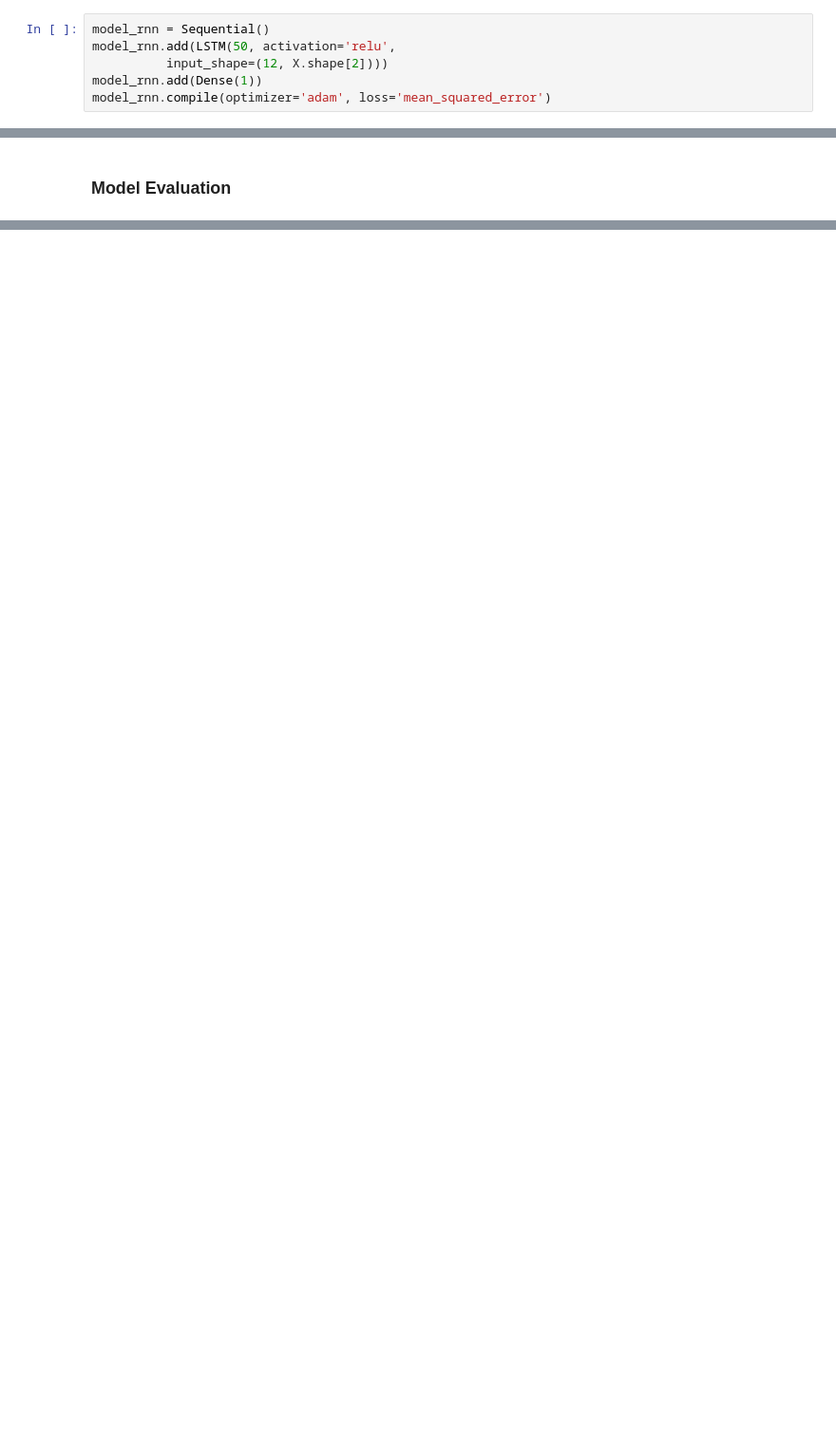
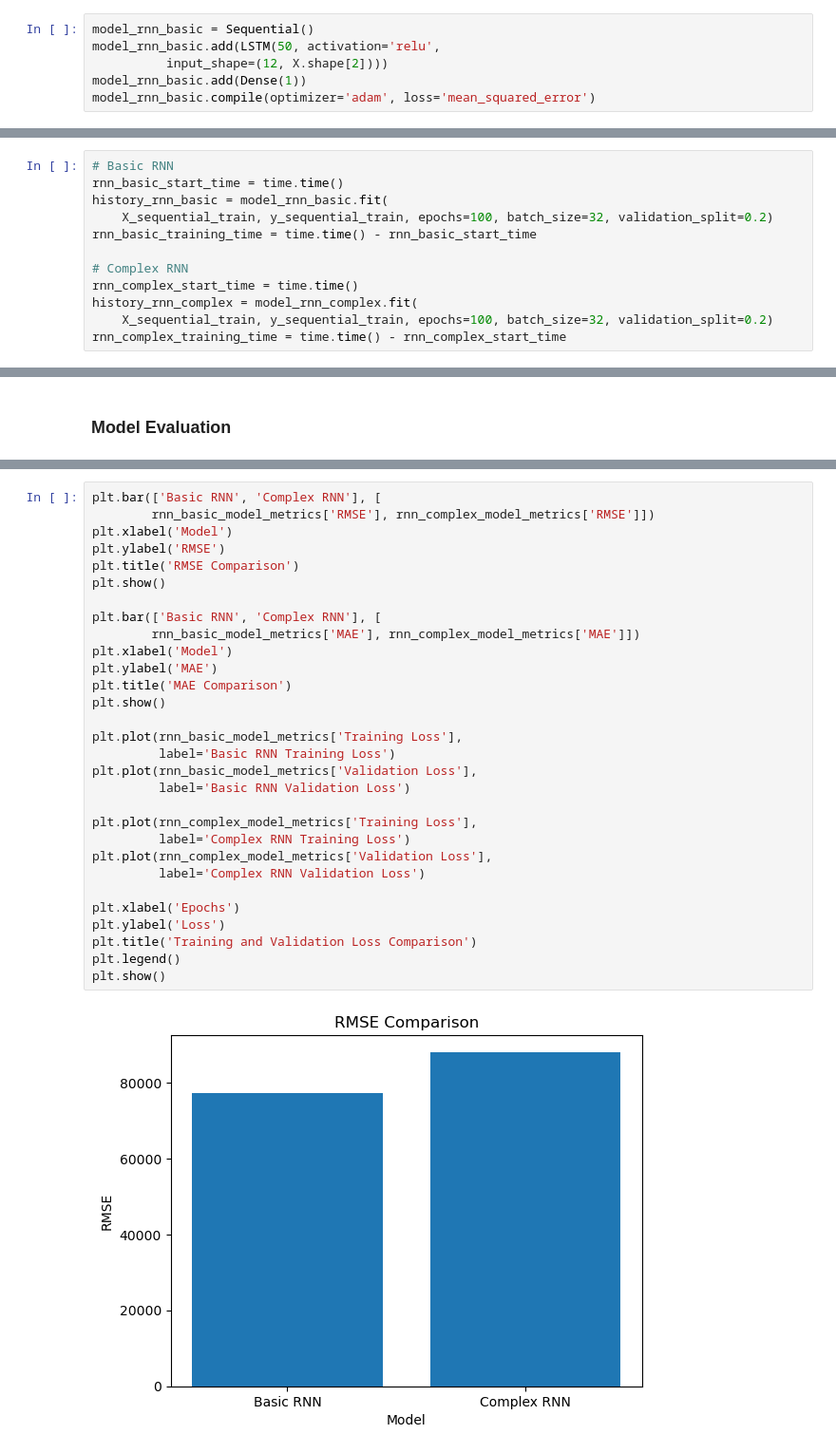
Before and after one commit to quocanh944/AmesHousingML, a Jupyter notebook: final.ipynb, the cells around one changed output, grey strips where cells are left out. Shown at 95% size. Drawn from its saved outputs; the diff is of its cells as text; blank space fills up the shorter version.

```diff
--- a/final.ipynb
+++ b/final.ipynb
@@ -808,6 +831,6 @@ In this section, we define the RNN model architecture using LSTM layers. The mod
 # %%
-model_rnn = Sequential()
-model_rnn.add(LSTM(50, activation='relu',
+model_rnn_basic = Sequential()
+model_rnn_basic.add(LSTM(50, activation='relu',
           input_shape=(12, X.shape[2])))
-model_rnn.add(Dense(1))
-model_rnn.compile(optimizer='adam', loss='mean_squared_error')
+model_rnn_basic.add(Dense(1))
+model_rnn_basic.compile(optimizer='adam', loss='mean_squared_error')
@@ -838,0 +859,12 @@ Epoch 100/100
+# %%
+# Basic RNN
+rnn_basic_start_time = time.time()
+history_rnn_basic = model_rnn_basic.fit(
+    X_sequential_train, y_sequential_train, epochs=100, batch_size=32, validation_split=0.2)
+rnn_basic_training_time = time.time() - rnn_basic_start_time
+
+# Complex RNN
+rnn_complex_start_time = time.time()
+history_rnn_complex = model_rnn_complex.fit(
+    X_sequential_train, y_sequential_train, epochs=100, batch_size=32, validation_split=0.2)
+rnn_complex_training_time = time.time() - rnn_complex_start_time
@@ -868,0 +920,32 @@ RNN MAE: 58380.22
+# %%
+plt.bar(['Basic RNN', 'Complex RNN'], [
+        rnn_basic_model_metrics['RMSE'], rnn_complex_model_metrics['RMSE']])
+plt.xlabel('Model')
+plt.ylabel('RMSE')
+plt.title('RMSE Comparison')
+plt.show()
+
+plt.bar(['Basic RNN', 'Complex RNN'], [
+        rnn_basic_model_metrics['MAE'], rnn_complex_model_metrics['MAE']])
+plt.xlabel('Model')
+plt.ylabel('MAE')
+plt.title('MAE Comparison')
+plt.show()
+
+plt.plot(rnn_basic_model_metrics['Training Loss'],
+         label='Basic RNN Training Loss')
+plt.plot(rnn_basic_model_metrics['Validation Loss'],
+         label='Basic RNN Validation Loss')
+
+plt.plot(rnn_complex_model_metrics['Training Loss'],
+         label='Complex RNN Training Loss')
+plt.plot(rnn_complex_model_metrics['Validation Loss'],
+         label='Complex RNN Validation Loss')
+
+plt.xlabel('Epochs')
+plt.ylabel('Loss')
+plt.title('Training and Validation Loss Comparison')
+plt.legend()
+plt.show()
+# %% [output]
+[figure, added]
```
Also changed, not shown: parts of 14 cells of this notebook.
